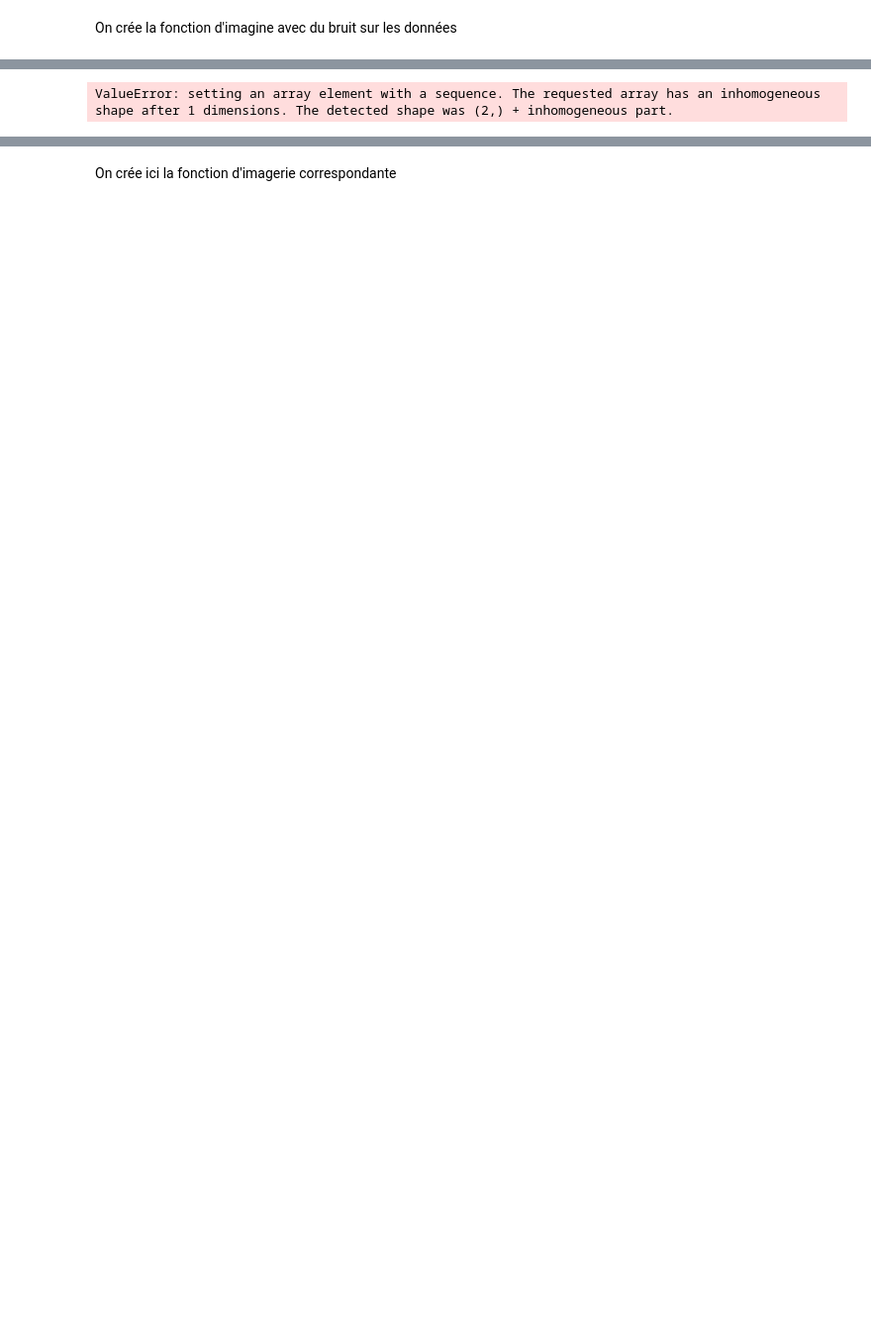
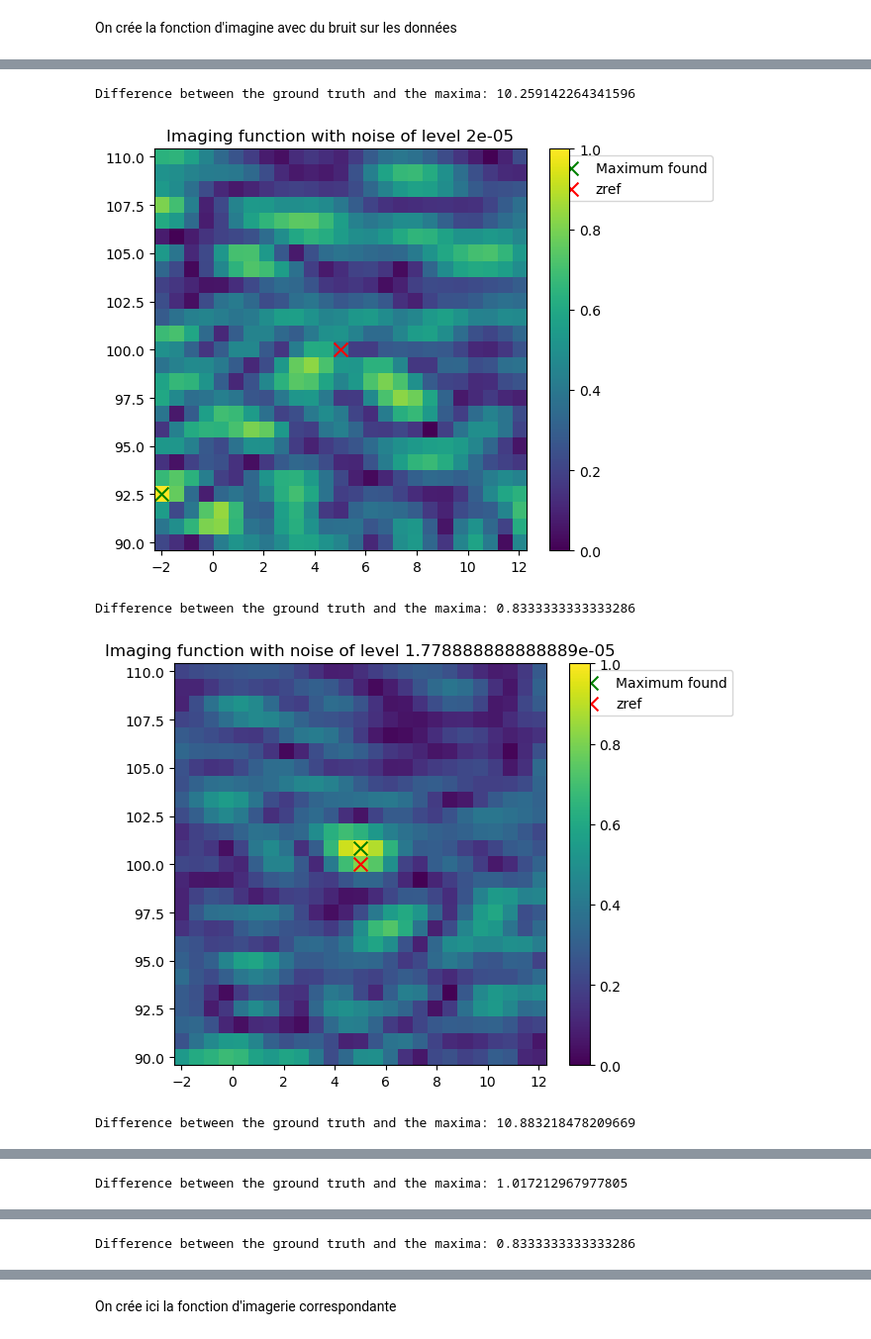
Before and after one commit to gardiens/Inverse_Problem, a Jupyter notebook: clean_versiontorun.ipynb, the cells around one changed output, grey strips where cells are left out. Shown at 99% size. Saved outputs shown, nothing was run; the diff lists cells and outputs as text; code cells hidden in the pictures; blank space fills up the shorter version.

```diff
--- a/clean_versiontorun.ipynb
+++ b/clean_versiontorun.ipynb
@@ -311,24 +322,23 @@ noise = 1e-7
 import matplotlib.pyplot as plt
 
 
-def plot_noise(noise, max_I_coords, zref):
+def plot_noise(noise, max_I_coords, zref,xlog=True):
     fig = plt.figure()
     res = []
     for elem in max_I_coords:
-        print("res", res)
         res.append(np.linalg.norm(elem - zref[:2]))
     # plot in log scale
     plt.plot(noise, res)
 
     plt.xlabel("Noise")
-
-    plt.xscale("log")
+    if xlog:
+        plt.xscale("log")
     plt.ylabel("Difference between the ground truth and the maxima")
     plt.title("Difference between the ground truth and the maxima")
     plt.legend()
     return
 
-def plot_noise_xy(noise,max_I_coords,zref):
+def plot_noise_xy(noise,max_I_coords,zref,xlog=True):
     fig = plt.figure()
     res = []
     for elem in max_I_coords:
@@ -337,8 +347,8 @@ def plot_noise_xy(noise,max_I_coords,zref):
     # plot in log scale
     plt.plot(noise, res)
     plt.xlabel("Noise")
-
-    plt.xscale("log")
+    if xlog:
+        plt.xscale("log")
     plt.ylabel("Difference between the ground truth and the maxima")
     plt.title("Difference between the ground truth and the maxima along the x axis ")
     plt.legend()
@@ -352,7 +362,8 @@ def plot_noise_xy(noise,max_I_coords,zref):
     # plot in log scale
     plt.plot(noise, res)
     plt.xlabel("Noise")
-    plt.xscale("log")
+    if xlog:
+        plt.xscale("log")
     plt.ylabel("Difference between the ground truth and the maxima")
     plt.title("Difference between the ground truth and the maxima along the y axis ")
     plt.legend()
@@ -392,6 +403,10 @@ def compute_noise_data(noisel, ntry=4):
                     zref,
                     max_I_coords,
                     title="Imaging function with noise of level {}".format(noise),
+                    l_inf_x=l_inf_x,
+                    l_sup_x=l_sup_x,
+                    l_inf_y=l_inf_y,
+                    l_sup_y=l_sup_y,
                 )
 
         max_I_coords = np.mean(max_I_coords_average, axis=0)
@@ -399,5 +414,5 @@ def compute_noise_data(noisel, ntry=4):
         # average the max_I_coords
         max_I_coordsl.append(max_I_coords)
 
-    plot_noise(noisel, max_I_coordsl, zref)
-    plot_noise_xy(noisel,max_I_coordsl,zref)
+    plot_noise(noisel, max_I_coordsl, zref,xlog=False)
+    plot_noise_xy(noisel,max_I_coordsl,zref,xlog=False)
@@ -440,9 +435,13 @@ On concentre le graphique sur une plage de bruit ou les résultats semble cohér
 # %%
 x = np.meshgrid(np.linspace(l_inf_x, l_sup_x, res), np.linspace(l_inf_y, l_sup_y, res))
 import matplotlib.pyplot as plt
 
 max_I_coordsl = []
-noisel = np.linspace(5e-5, 1e-07, 10)
+noisel = np.linspace(2e-5, 1e-07, 10)
 compute_noise_data(noisel)
 # %% [output]
-ValueError: setting an array element with a sequence. The requested array has an inhomogeneous shape after 1 dimensions. The detected shape was (2,) + inhomogeneous part.
+Difference between the ground truth and the maxima: 10.259142264341596
+[figure, added]
+Difference between the ground truth and the maxima: 0.8333333333333286
+[figure, added]
+Difference between the ground truth and the maxima: 10.883218478209669
@@ -448,0 +449 @@ ValueError: setting an array element with a sequence. The requested array has an
+Difference between the ground truth and the maxima: 1.017212967977805
@@ -448,0 +451 @@ ValueError: setting an array element with a sequence. The requested array has an
+Difference between the ground truth and the maxima: 0.8333333333333286
```
Also changed, not shown: parts of 38 cells of this notebook.
